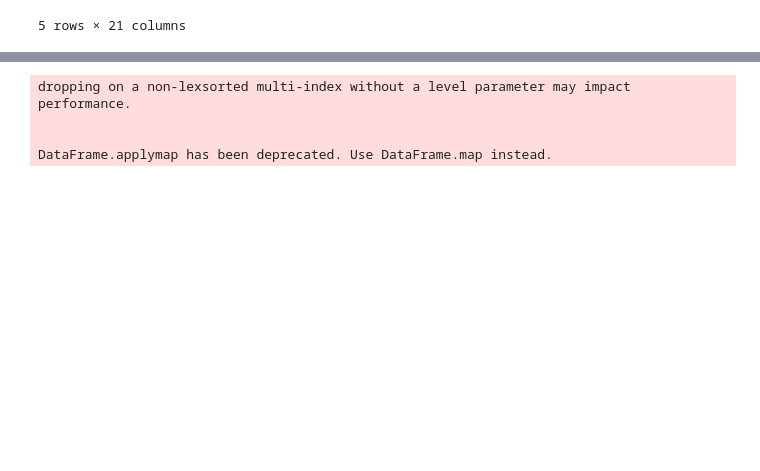
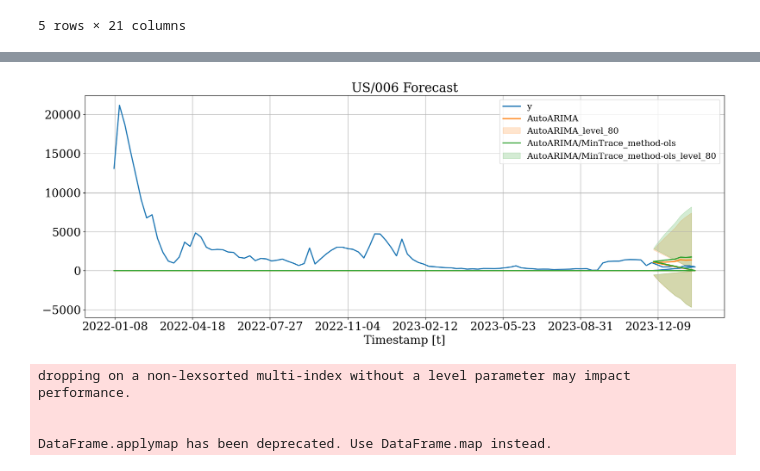
Before and after one commit to iqra-keystone/hierarchicalforecast, a Jupyter notebook: experiments/iqvia_arima.ipynb, the cells around one changed output, grey strips where cells are left out. Cells and saved outputs as stored; diff of their text form; code cells hidden in the pictures; blank space fills up the shorter version.

```diff
--- a/experiments/iqvia_arima.ipynb
+++ b/experiments/iqvia_arima.ipynb
@@ -158,3 +154,12 @@ ValueError: operands could not be broadcast together with shapes (0,) (8,)
+# %%
+hplot.plot_series(
+    series='US/006',
+    Y_df=plot_df,
+    models=['y', 'AutoARIMA', 'AutoARIMA/MinTrace_method-ols'],
+    level=[80]
+)
+# %% [output]
+[figure, added]
 # %%
 def rmse(y, y_hat):
     return np.mean(np.sqrt(np.mean((y-y_hat)**2, axis=1)))
```
Also changed, not shown: parts of 6 cells of this notebook, 1 other file.
